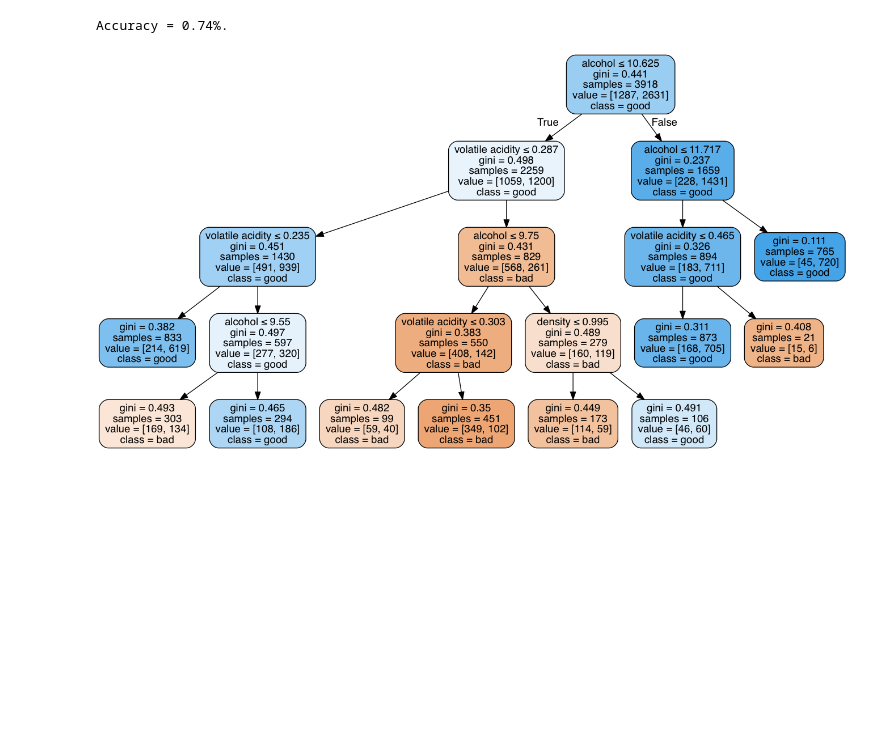
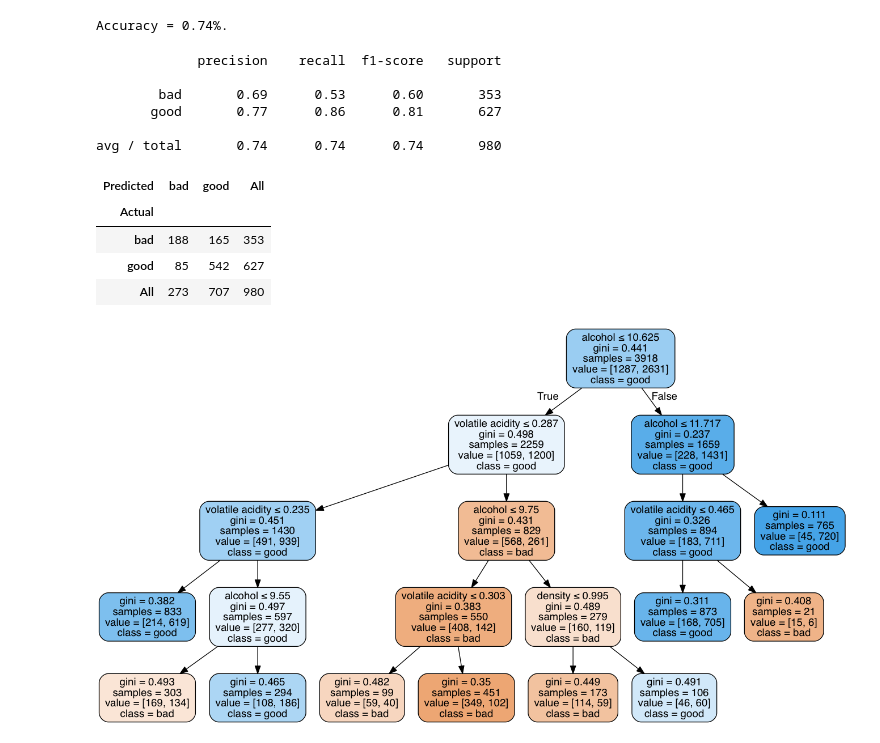
Before and after one commit to lontok/lmu_bi, a Jupyter notebook: Wine Quality Random Forest.ipynb, the cells around one changed output. Drawn from its saved outputs; the diff is of its cells as text; code cells hidden in the pictures; blank space fills up the shorter version.

```diff
--- a/Wine Quality Random Forest.ipynb
+++ b/Wine Quality Random Forest.ipynb
@@ -209,6 +228,23 @@ predictions = model.predict(X_test)
 print('Accuracy = {:0.2f}%.'.format(metrics.accuracy_score(y_test, predictions)))
 # %% [output]
 Accuracy = 0.74%.
+# %%
+print(classification_report(y_test, predictions))
+# %% [output]
+             precision    recall  f1-score   support
+
+        bad       0.69      0.53      0.60       353
+       good       0.77      0.86      0.81       627
+
+avg / total       0.74      0.74      0.74       980
+# %%
+pd.crosstab(y_test, predictions, rownames = ['Actual'], colnames = ['Predicted'], margins = True)
+# %% [output]
+| Predicted | bad | good | All |
+| Actual |  |  |  |
+| bad | 188 | 165 | 353 |
+| good | 85 | 542 | 627 |
+| All | 273 | 707 | 980 |
 # %%
 dot_data = StringIO()
 
```
Also changed, not shown: parts of 3 cells of this notebook.
